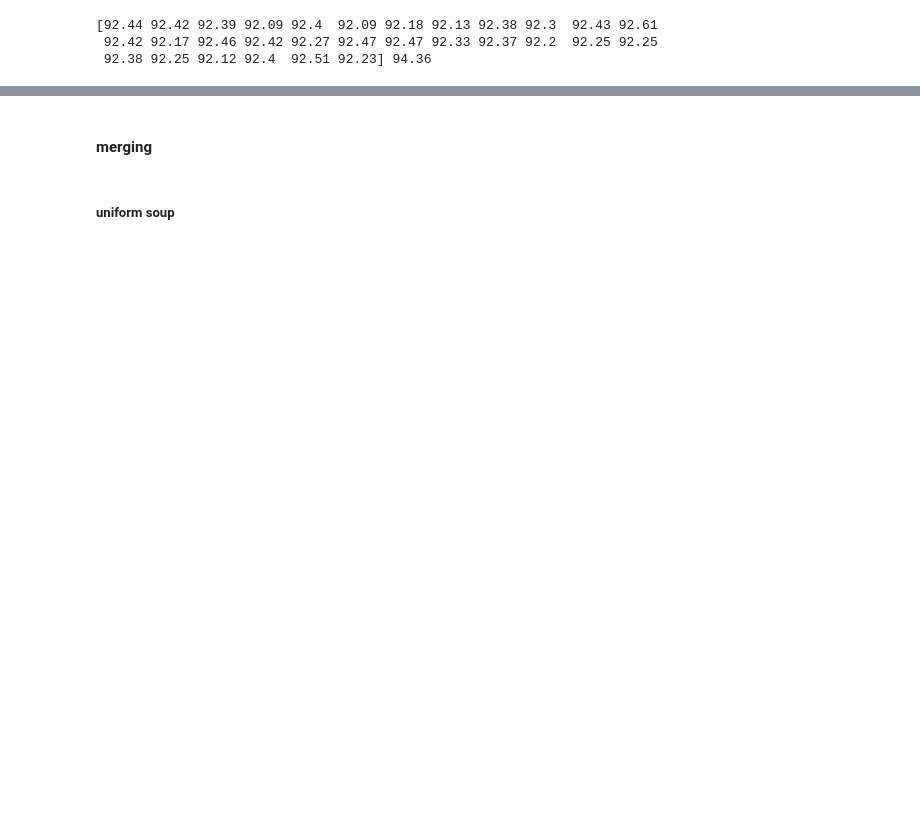
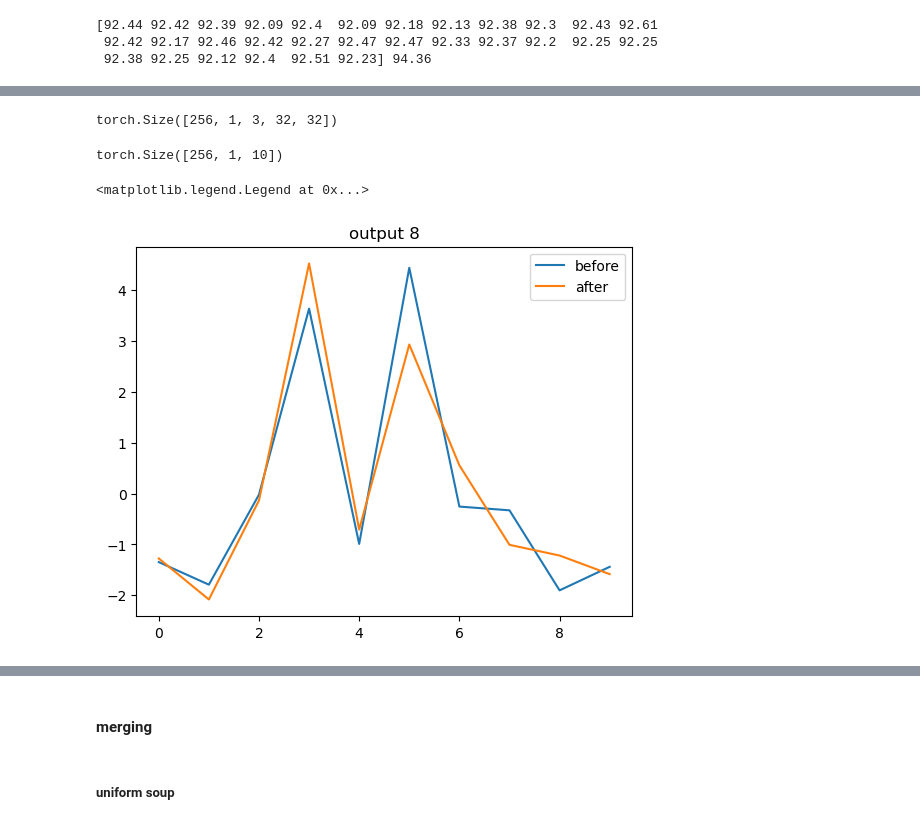
Before and after one commit to XingyuQu/data_driven_init, a Jupyter notebook: play.ipynb, the cells around one changed output, grey strips where cells are left out. Cells and saved outputs as stored; diff of their text form; code cells hidden in the pictures; blank space fills up the shorter version.

```diff
--- a/play.ipynb
+++ b/play.ipynb
@@ -303,0 +405,4 @@ array([92.61, 92.51, 92.47, 92.47, 92.46, 92.44, 92.43, 92.42, 92.42,
+# %%
+data, _ = next(iter(test_loader))
+data = add_dimension(data, n_steps)
+model_merge_2.layer1[:2](data)
@@ -303,0 +540,5 @@ array([92.61, 92.51, 92.47, 92.47, 92.46, 92.44, 92.43, 92.42, 92.42,
+# %%
+model_tmp = deepcopy(model_s[0]).double()
+validate_snn(model_tmp, test_loader, n_steps, thresholds, device, use_double=True)
+reset_bn_stats(model_tmp, device, train_loader, n_steps, layerwise=False, ann=False, use_double=True)
+validate_snn(model_tmp, test_loader, n_steps, device, use_double=True)
@@ -303,0 +549,12 @@ array([92.61, 92.51, 92.47, 92.47, 92.46, 92.44, 92.43, 92.42, 92.42,
+# %%
+model_tmp.train()
+model_tmp.to(device)
+for data, _ in train_loader:
+    data = add_dimension(data, n_steps)
+    data = data.to(device)
+    model_tmp(data, thresholds, L=0, t=n_steps)
+    model_tmp.zero_grad()
+model_tmp.eval()
+validate_snn(model_tmp, test_loader, n_steps, thresholds, device)
+model_tmp.to('cpu')
+print()
@@ -303,0 +571,58 @@ array([92.61, 92.51, 92.47, 92.47, 92.46, 92.44, 92.43, 92.42, 92.42,
+# %%
+before_cor_after_incor = []
+
+model_s[0].eval()
+model_tmp.eval()
+model_s[0].to(device)
+model_tmp.to(device)
+
+with torch.no_grad():
+    for data, target in test_loader:
+        data = add_dimension(data, n_steps)
+        data, target = data.to(device), target.to(device)
+
+        # Get predictions from both models
+        output_s = model_s[0](data, thresholds, L=0, t=n_steps)
+        output_tmp = model_tmp(data, thresholds, L=0, t=n_steps)
+
+        # Calculate the mean over the time steps
+        output_s = torch.mean(output_s, dim=1)
+        output_tmp = torch.mean(output_tmp, dim=1)
+
+        # Get the predicted classes
+        pred_s = output_s.argmax(dim=1)
+        pred_tmp = output_tmp.argmax(dim=1)
+
+        # Find the correctly classified samples by model_s[0] but not by model_tmp
+        correct_s = (pred_s == target)
+        incorrect_tmp = (pred_tmp != target)
+        correct_diff = correct_s & incorrect_tmp
+
+        # Store the samples
+        before_cor_after_incor.append(data[correct_diff])
+
+# Concatenate all the correct samples into a single tensor
+before_cor_after_incor = torch.cat(before_cor_after_incor, dim=0)
+print(before_cor_after_incor.shape)
+print()
+# %% [output]
+torch.Size([256, 1, 3, 32, 32])
+# %%
+model_s[0].to(device)
+model_tmp.to(device)
+
+before_out = model_s[0](before_cor_after_incor, thresholds, L=0, t=n_steps)
+after_out = model_tmp(before_cor_after_incor, thresholds, L=0, t=n_steps)
+# %%
+before_out.shape
+# %% [output]
+torch.Size([256, 1, 10])
+# %%
+idx = 8
+plt.plot(before_out[idx, 0].to('cpu').detach(), label='before')
+plt.plot(after_out[idx, 0].to('cpu').detach(), label='after')
+plt.title(f'output {idx}')
+plt.legend()
+# %% [output]
+<matplotlib.legend.Legend at 0x...>
+[figure, added]
```
Also changed, not shown: parts of 103 cells of this notebook, 7 other files.
